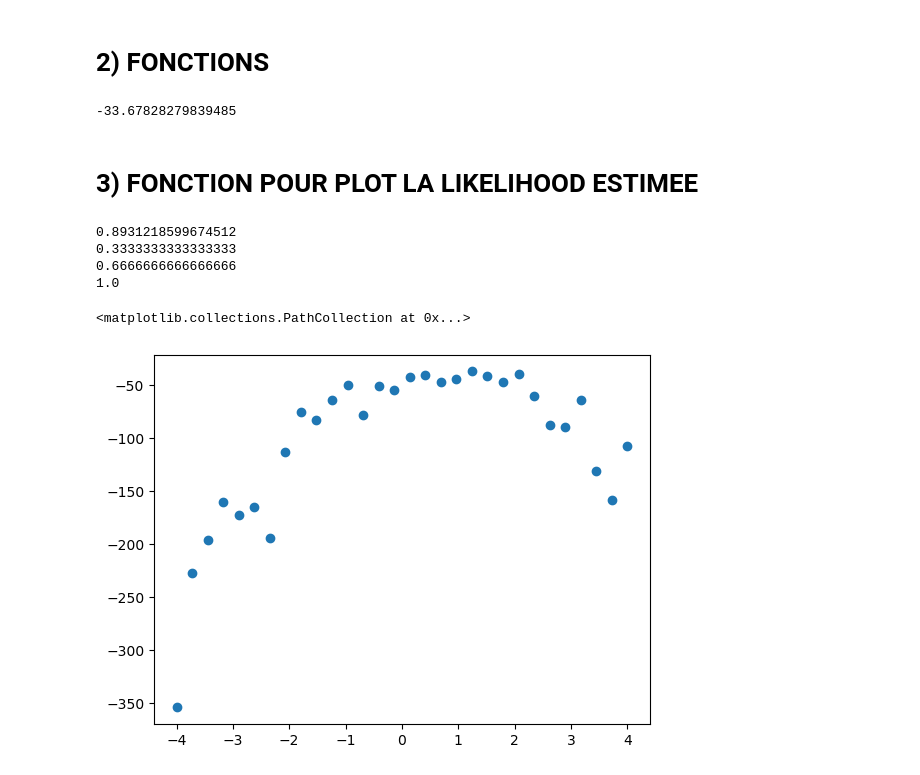
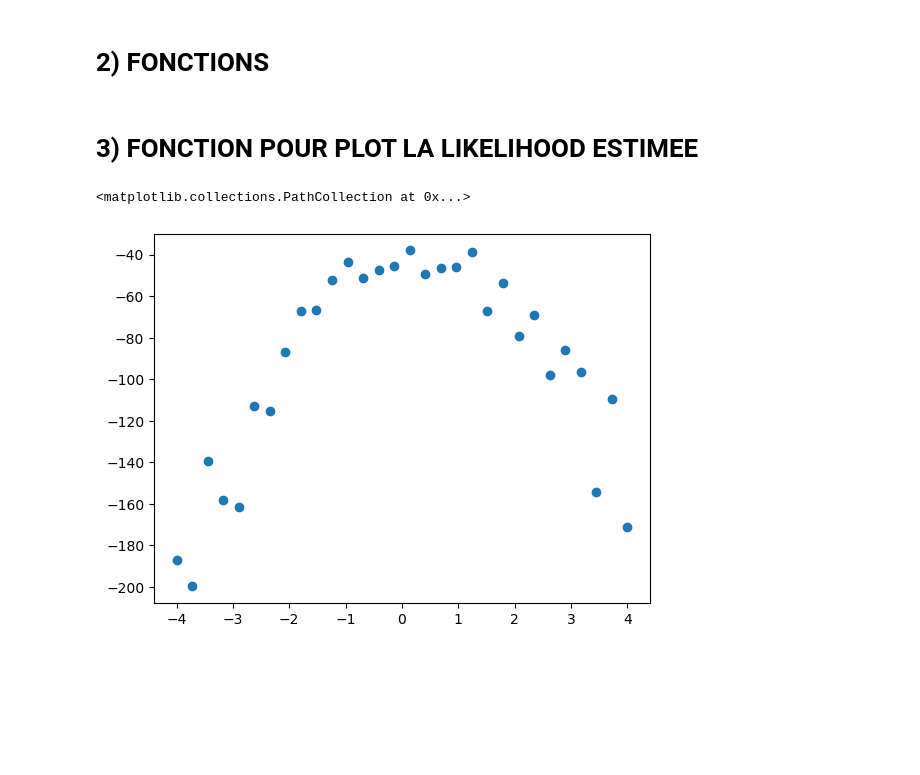
Before and after one commit to JulienPeignon/Monte_Carlo_Simulations, a Jupyter notebook: IWAE.ipynb, the cells around one changed output. Cells and saved outputs as stored; diff of their text form; code cells hidden in the pictures; blank space fills up the shorter version.

Commit message:
graph IWAE

```diff
--- a/IWAE.ipynb
+++ b/IWAE.ipynb
@@ -58,10 +58,6 @@ def iwae(n_sim,k,mean,cov,theta):
         log_sum = np.log(sum_w(k,w))-np.log(k)
         iwae.append(log_sum)
     return np.mean(iwae)
-# %%
-iwae(100,5,np.zeros(20),np.identity(20),theta)
-# %% [output]
--33.67828279839485
 # %% [markdown]
 # **3) FONCTION POUR PLOT LA LIKELIHOOD ESTIMEE**
 # %%
@@ -80,10 +76,6 @@ def plot_iwae(debut,fin,pas,n_sim):
 # %%
-x,y = plot_iwae(-4,4,30,3)
-plt.scatter(x,y)
+#x_iwae,y_iwae, theta = plot_iwae(-4,4,30,3)
+plt.scatter(x_iwae,y_iwae)
 # %% [output]
-0.8931218599674512
-0.3333333333333333
-0.6666666666666666
-1.0
+<matplotlib.collections.PathCollection at 0x...>
-<matplotlib.collections.PathCollection at 0x...>
-[figure, old version]
+[figure, new version]
```
Also changed, not shown: parts of 3 cells of this notebook.
